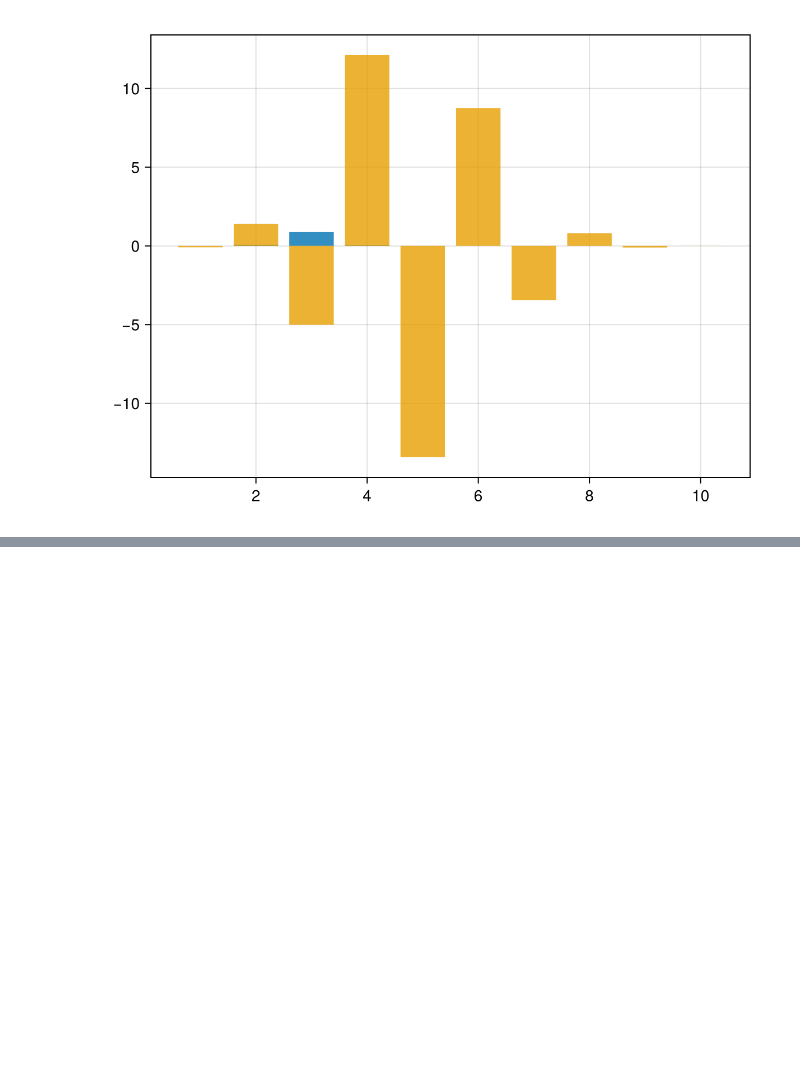
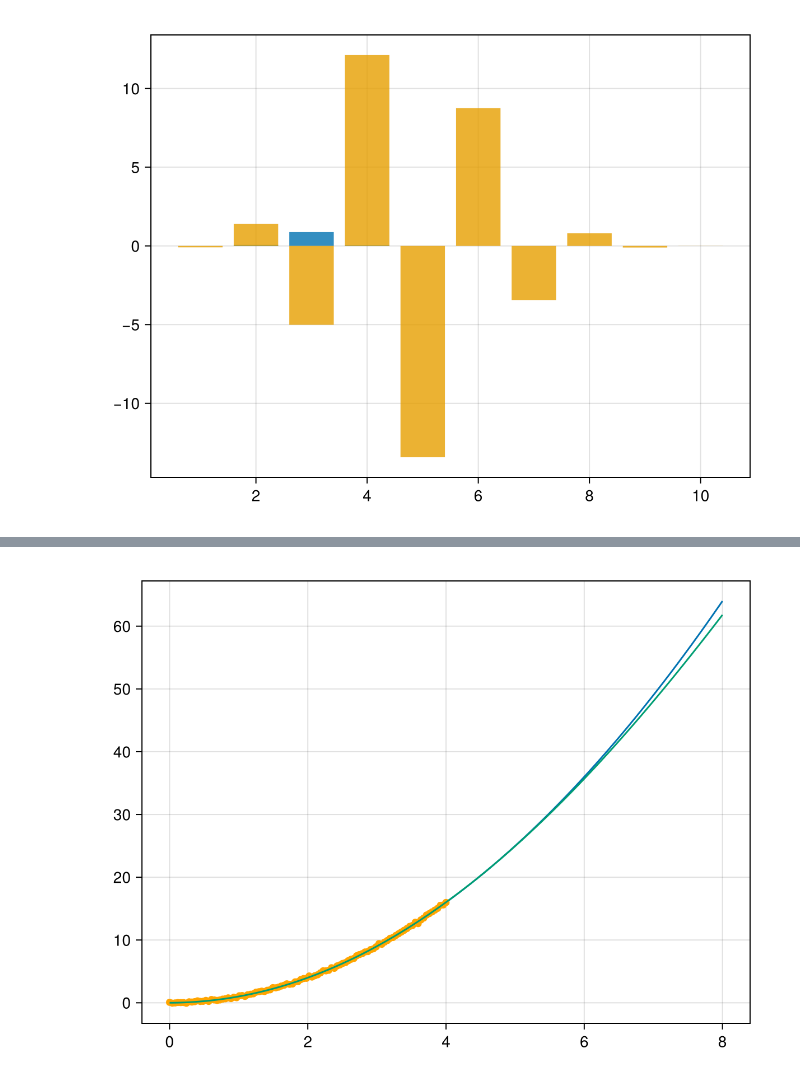
Before and after one commit to helmutstrey/BME-574-2024, a Jupyter notebook: RegressionCurveFitting.ipynb, the cells around one changed output, grey strips where cells are left out. Drawn from its saved outputs; the diff is of its cells as text; code cells hidden in the pictures; blank space fills up the shorter version.

```diff
--- a/RegressionCurveFitting.ipynb
+++ b/RegressionCurveFitting.ipynb
@@ -143,0 +174,19 @@ current_figure()
+# %%
+# larger design matrix
+AA = zeros(200,20)
+for i in 1:200
+    for j in 1:20
+        AA[i,j] = xx[i]^(j-1)
+    end
+end
+# %%
+pd = 5
+blq = fitlq(A[:,1:pd],y1)
+y_ex = AA[:,1:pd]*blq
+lines(xx,yy)
+lines!(x,y)
+scatter!(x,y1,color="orange")
+lines!(xx,y_ex)
+current_figure()
+# %% [output]
+[figure, added]
```
Also changed, not shown: parts of 2 cells of this notebook, 3 other files.
